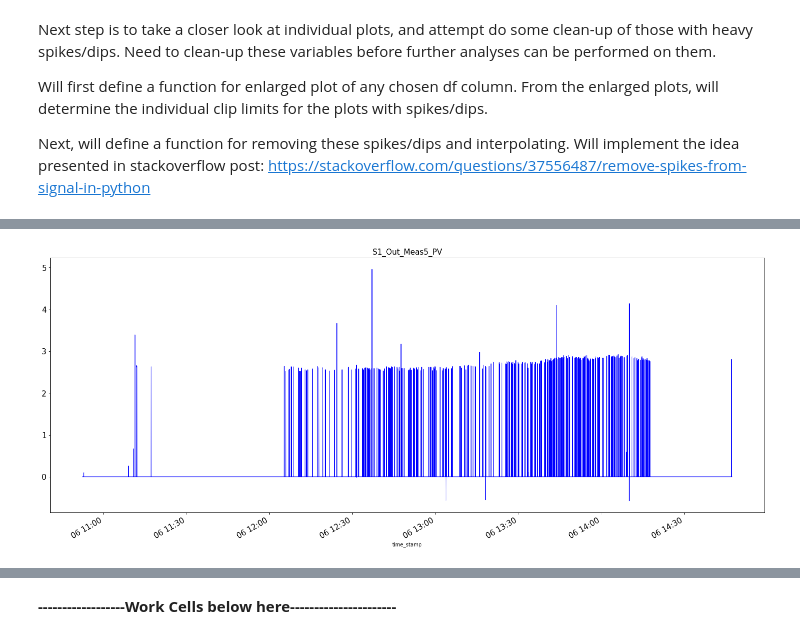
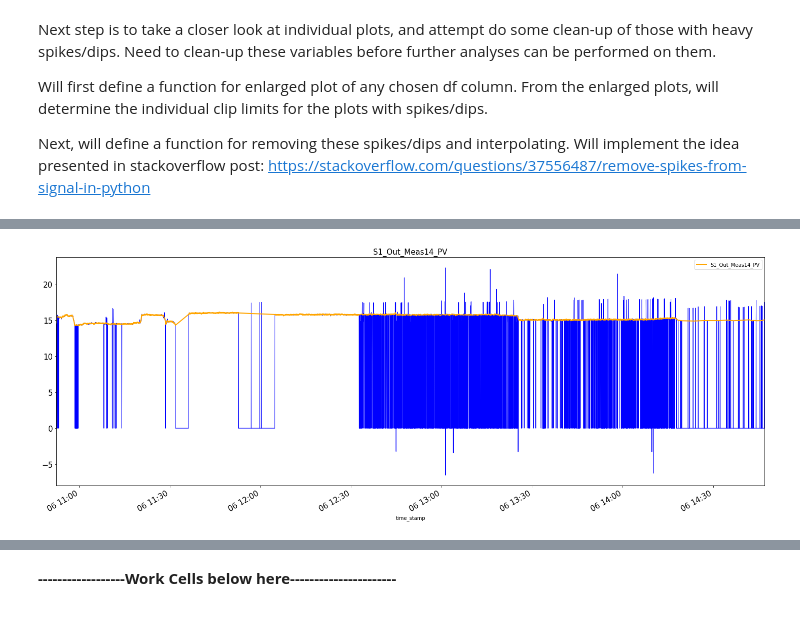
Before and after one commit to gbadeleye/Manufacturing-Projects, a Jupyter notebook: Multistage_Continuous_Flow_EDA.ipynb, the cells around one changed output, grey strips where cells are left out. Cells and saved outputs as stored; diff of their text form; code cells hidden in the pictures.

```diff
--- a/Multistage_Continuous_Flow_EDA.ipynb
+++ b/Multistage_Continuous_Flow_EDA.ipynb
@@ -302,18 +305,18 @@ Will first define a function for enlarged plot of any chosen df column. From the
 Next, will  define a function for removing these spikes/dips and interpolating. Will implement the idea presented in stackoverflow post: https://stackoverflow.com/questions/37556487/remove-spikes-from-signal-in-python
 # %%
 # Define function for individual plots
-def plot_big(df_in):
+def plot_big(df_in,linewidth=1):
   global fig
   fig=plt.figure()
   fig.set_size_inches([20,8])
-  df_in.plot(linewidth=1,c='b')
+  df_in.plot(linewidth=linewidth,c='b')
   fig.tight_layout(h_pad=1.0)
   col_name=df_in.name
   fig.gca().set_title(f"{col_name}",fontsize=15)
   fig.gca().tick_params(axis='y', labelsize=15)
   fig.gca().tick_params(axis='x', labelsize=15)
 
-# Define function for clipping/interpolation
+# Define functions for clipping/interpolation
 # DELTA - Distance away from the FBEWMA that data should be removed.
 # HIGH_CLIP - clip data above this value:
 # LOW_CLIP - clip data below this value:
@@ -347,14 +350,17 @@ def remove_outliers(spikey, fbewma, delta):
     np_remove_outliers = np.where(cond_delta, np.nan, np_spikey)
     return pd.Series(np_remove_outliers,index=df.index)
 
-def de_spike(df_in,HIGH_CLIP,LOW_CLIP,SPAN,DELTA):
+def de_spike(df_in,HIGH_CLIP,LOW_CLIP,SPAN,DELTA,init_pad=False):
     df=df_in.copy(deep=True)
+    NAME = df.name
+    THE_INDEX = df.index
     df['y_clipped'] = clip_data(df.tolist(), HIGH_CLIP, LOW_CLIP)
     df['y_ewma_fb'] = ewma_fb(df['y_clipped'], SPAN)
     df['y_remove_outliers'] = remove_outliers(df['y_clipped'].tolist(), df['y_ewma_fb'].tolist(), DELTA)
     df['y_interpolated'] = df['y_remove_outliers'].interpolate()
+    if init_pad:       # if head values in array are NaN, back-pad array with first good value
+      df_pad = df['y_interpolated']
+      init_val = df_pad[~df_pad.isnull()][0]
+      df['y_interpolated'] = pd.Series(np.where(df_pad.isnull(),init_val,df_pad),index=THE_INDEX)
+    df['y_interpolated'].name=NAME
     return df['y_interpolated']
-
-plot_big(de_spike(df['M1_RawMat_FdrParam'],1350,500,5,50))
-#ax=fig.gca()
-#pd.Series(df['M1_RawMat_FdrParam'].values).plot(ax=ax,c='orange',linewidth=0.5)
@@ -363,6 +367,15 @@ plot_big(de_spike(df['M1_RawMat_FdrParam'],1350,500,5,50))
-# %%
-plot_big(df['S1_Out_Meas5_PV'])
-#fig.gca().set_xlim(['2019-03-06 12:20:00','2019-03-06 12:25:00']);
-#fig.gca().set_ylim([1100,1300]);
-# %% [output]
-[figure, removed]
+# %%
+# Start Time: '2019-03-06 10:52:30'
+# End Time: '2019-03-06 14:47:00'
+col = 'S1_Out_Meas14_PV'
+plot_both=True
+plot_big(df[col],1)
+ax=fig.gca()
+ax.set_xlim(['2019-03-06 10:52:30','2019-03-06 14:47:00']);
+#ax.set_xlim(['2019-03-06 10:52:30','2019-03-06 11:00:00']);
+#ax.set_ylim([13,19]);
+if plot_both:
+  de_spike(df[col],16.3,14,5,0.05,True).plot(ax=ax,c='orange',linewidth=2,legend=True)
+#df['S1_Out_Meas12_SP'].plot(ax=ax,c='red',linewidth=2,legend=True)
+# %% [output]
+[figure, added]
```
Also changed, not shown: parts of 6 cells of this notebook.
